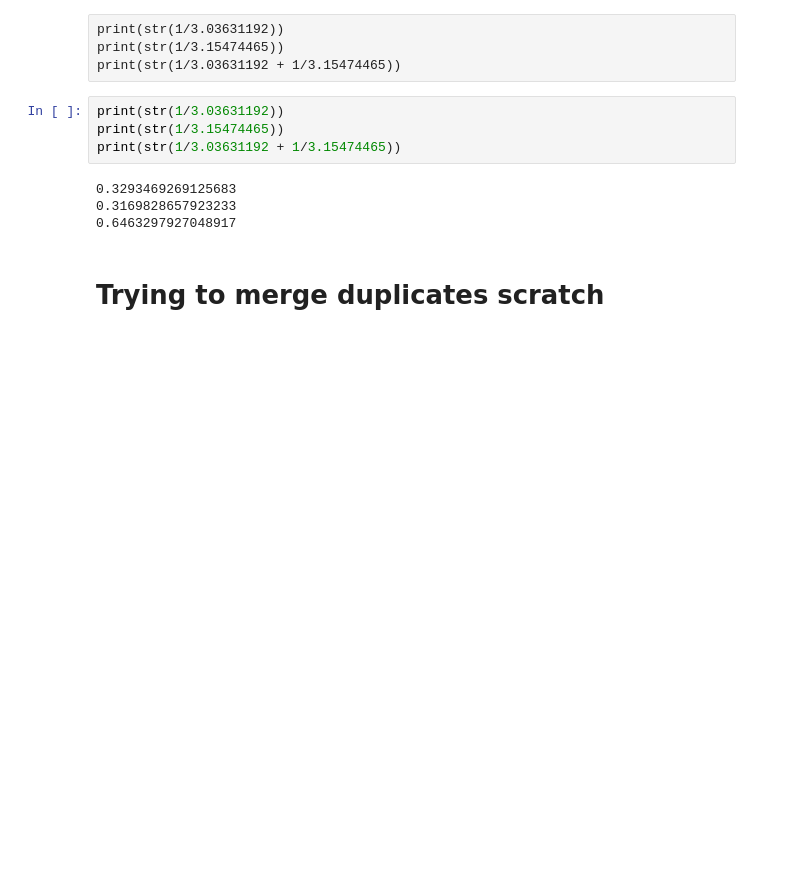
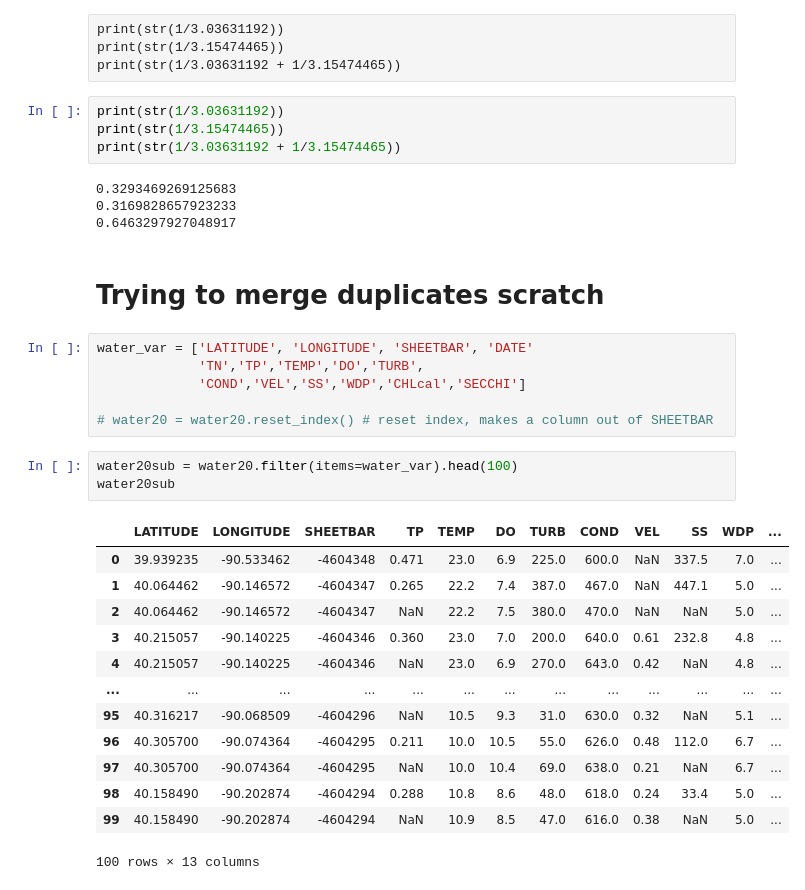
Before and after one commit to amberlee0516/UMR-TDA-2021, a Jupyter notebook: pools EDA/AL/pool4interpolation.ipynb, the cells around one changed output. Drawn from its saved outputs; the diff is of its cells as text; blank space fills up the shorter version.

```diff
--- a/pools EDA/AL/pool4interpolation.ipynb
+++ b/pools EDA/AL/pool4interpolation.ipynb
@@ -262,4 +262,27 @@ print(str(1/3.03631192 + 1/3.15474465))
 0.6463297927048917
 # %% [markdown]
 # Trying to merge duplicates scratch
+# %%
+water_var = ['LATITUDE', 'LONGITUDE', 'SHEETBAR', 'DATE'
+             'TN','TP','TEMP','DO','TURB',
+             'COND','VEL','SS','WDP','CHLcal','SECCHI']
+
+# water20 = water20.reset_index() # reset index, makes a column out of SHEETBAR
+# %%
+water20sub = water20.filter(items=water_var).head(100)
+water20sub
+# %% [output]
+|  | LATITUDE | LONGITUDE | SHEETBAR | TP | TEMP | DO | TURB | COND | VEL | SS | WDP | ... |
+| 0 | 39.939235 | -90.533462 | -4604348 | 0.471 | 23.0 | 6.9 | 225.0 | 600.0 | NaN | 337.5 | 7.0 | ... |
+| 1 | 40.064462 | -90.146572 | -4604347 | 0.265 | 22.2 | 7.4 | 387.0 | 467.0 | NaN | 447.1 | 5.0 | ... |
+| 2 | 40.064462 | -90.146572 | -4604347 | NaN | 22.2 | 7.5 | 380.0 | 470.0 | NaN | NaN | 5.0 | ... |
+| 3 | 40.215057 | -90.140225 | -4604346 | 0.360 | 23.0 | 7.0 | 200.0 | 640.0 | 0.61 | 232.8 | 4.8 | ... |
+| 4 | 40.215057 | -90.140225 | -4604346 | NaN | 23.0 | 6.9 | 270.0 | 643.0 | 0.42 | NaN | 4.8 | ... |
+| ... | ... | ... | ... | ... | ... | ... | ... | ... | ... | ... | ... | ... |
+| 95 | 40.316217 | -90.068509 | -4604296 | NaN | 10.5 | 9.3 | 31.0 | 630.0 | 0.32 | NaN | 5.1 | ... |
+| 96 | 40.305700 | -90.074364 | -4604295 | 0.211 | 10.0 | 10.5 | 55.0 | 626.0 | 0.48 | 112.0 | 6.7 | ... |
+| 97 | 40.305700 | -90.074364 | -4604295 | NaN | 10.0 | 10.4 | 69.0 | 638.0 | 0.21 | NaN | 6.7 | ... |
+| 98 | 40.158490 | -90.202874 | -4604294 | 0.288 | 10.8 | 8.6 | 48.0 | 618.0 | 0.24 | 33.4 | 5.0 | ... |
+| 99 | 40.158490 | -90.202874 | -4604294 | NaN | 10.9 | 8.5 | 47.0 | 616.0 | 0.38 | NaN | 5.0 | ... |
+100 rows × 13 columns
 # %%
```
Also changed, not shown: parts of 12 cells of this notebook, 8 other files.
